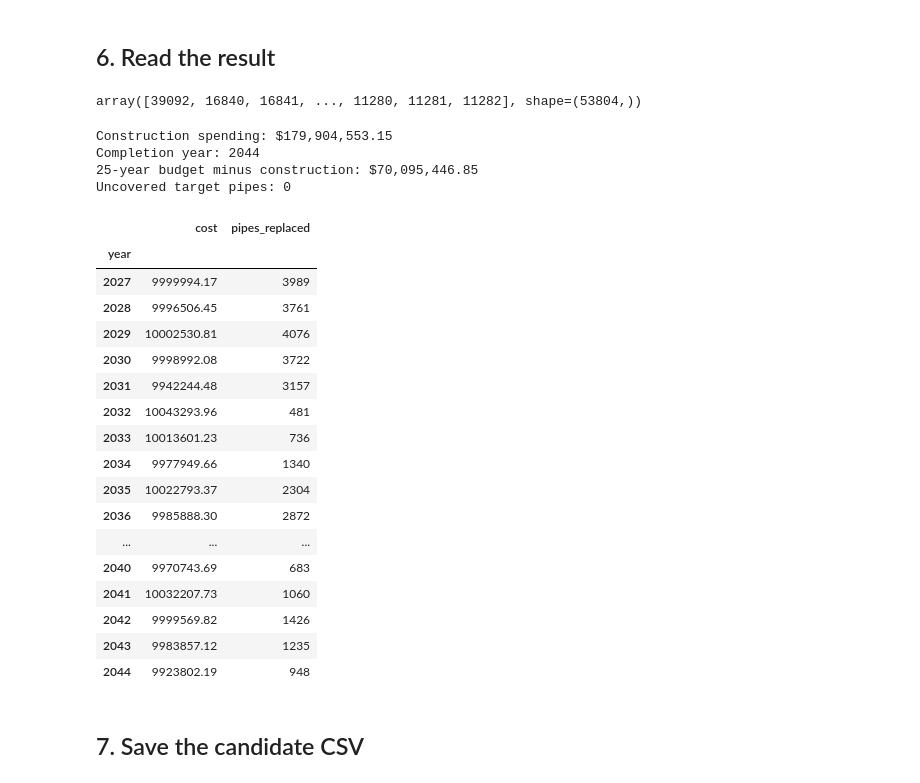
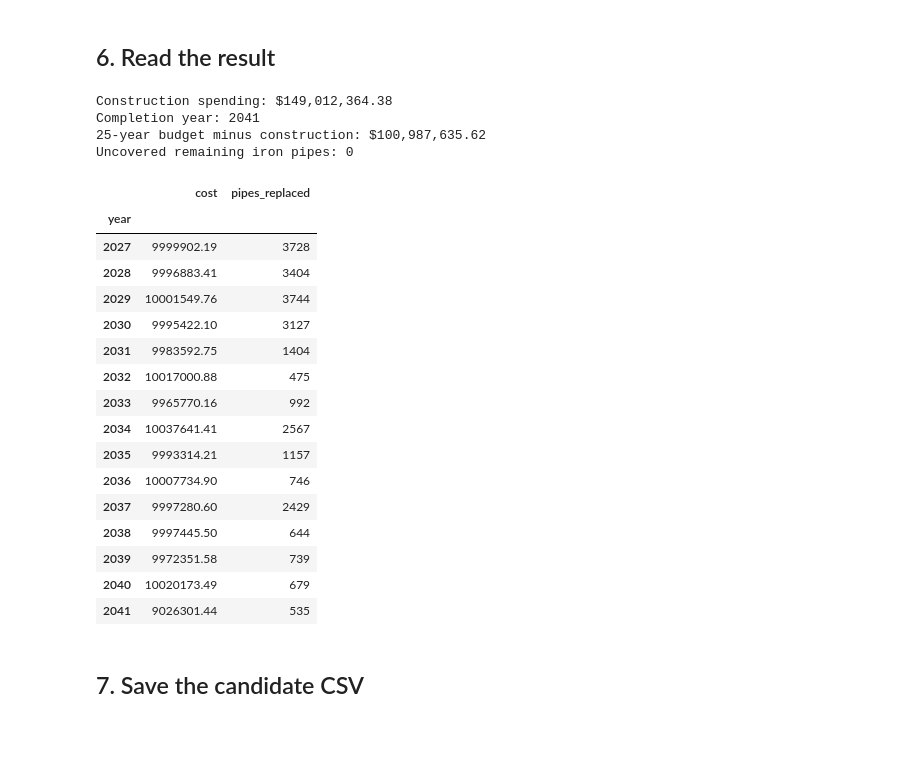
Before and after one commit to sdoan17/stat440-project-p1, a Jupyter notebook: nds/01_baseline.ipynb, the cells around one changed output. Cells and saved outputs as stored; diff of their text form; code cells hidden in the pictures; blank space fills up the shorter version.

```diff
--- a/nds/01_baseline.ipynb
+++ b/nds/01_baseline.ipynb
@@ -106,10 +106,8 @@ Name: id, Length: 43039, dtype: bool
 pipes.loc[already_leaked, 'current_material'] = 'polyurethane'
 
 pipes['remaining_iron'] = pipes['current_material'].isin(iron_types)
-pipes['target'] = pipes['material'].isin(iron_types) | pipes['material'].isna() ## whether if all iron pipes must be covered??
 print(pipes.head())
 print('Known iron pipes still needing replacement:', pipes['remaining_iron'].sum())
-print('Conservative coverage targets:', pipes['target'].sum())
 # %% [output]
        id       date   material    surface       x1       y1       x2  \
 0  P01001 1955-03-11     copper  grassland  6136.29  5020.97  6124.15
@@ -171,7 +169,9 @@ plt.show()
 # %% [markdown]
 ### 2.4. Put a circle around each target pipe
 # %%
-targets = pipes[pipes['target']].sort_values(['date', 'id'], na_position='last') # earliest to latestest lay
+targets = pipes[pipes['remaining_iron']].sort_values(
+    ['date', 'id'], na_position='last'
+    )
 
 circles = pd.DataFrame({
     'pipe_id': targets['id'],
@@ -245,7 +245,9 @@ This example uses material status at the start of 2027. The later budget loop wi
 surface_rates = {'grassland': 3, 'farmland': 7, 'swamp': 12,
                  'road': 17, 'structure': 50, 'water': 32}
 contained = pipes[inside]
-to_replace = contained[contained['current_material'] != 'polyurethane']
+to_replace = contained[
+    contained['current_material'] != 'polyurethane'
+]
 
 surface_rate = sum(surface_rates[s] for s in contained['surface'].unique())
 area = np.pi * c['radius']**2
@@ -296,7 +290,9 @@ array([16840])
 # %% [markdown]
 ## 5. Execute the jobs using the yearly budget
 # %%
-needs_work = (pipes['current_material'] != 'polyurethane').to_numpy()
+needs_work = (
+    pipes['current_material'] != 'polyurethane'
+).to_numpy(copy=True)
 lengths = pipes['length'].to_numpy()
 surfaces = pipes['surface'].to_numpy()
 
@@ -321,7 +317,7 @@ for number, row in circles.iterrows():
         budget += annual_budget
 
     budget -= cost_cents
-    needs_work = (pipes['current_material'] != 'polyurethane').to_numpy(copy=True)
+    needs_work[replacing] = False
     records.append({'circle': number, 'year': year,
                     'cost_cents': cost_cents, 'pipes_replaced': len(replacing)})
 
@@ -337,46 +333,41 @@ schedule.head()
 | 4 | 4 | 2027 | 133324 | 1 | 1333.24 |
 # %% [markdown]
 ## 6. Read the result
-# %%
-covered_rows
-# %% [output]
-array([39092, 16840, 16841, ..., 11280, 11281, 11282], shape=(53804,))
 # %%
 total_cost = schedule['cost_cents'].sum() / 100
 completion_year = int(schedule['year'].max())
 
 print('Construction spending:', f'${total_cost:,.2f}')
 print('Completion year:', completion_year)
 print('25-year budget minus construction:', f'${250_000_000 - total_cost:,.2f}')
 
 covered_rows = np.concatenate(circle_members)
-uncovered = pipes[pipes['target'] & ~pipes.index.isin(covered_rows)]
-print('Uncovered target pipes:', len(uncovered))
+uncovered = pipes[pipes['remaining_iron'] & ~pipes.index.isin(covered_rows)]
+print('Uncovered remaining iron pipes:', len(uncovered))
 
 schedule.groupby('year')[['cost', 'pipes_replaced']].sum()
 # %% [output]
-Construction spending: $179,904,553.15
-Completion year: 2044
-25-year budget minus construction: $70,095,446.85
-Uncovered target pipes: 0
+Construction spending: $149,012,364.38
+Completion year: 2041
+25-year budget minus construction: $100,987,635.62
+Uncovered remaining iron pipes: 0
 |  | cost | pipes_replaced |
 | year |  |  |
-| 2027 | 9999994.17 | 3989 |
-| 2028 | 9996506.45 | 3761 |
-| 2029 | 10002530.81 | 4076 |
-| 2030 | 9998992.08 | 3722 |
-| 2031 | 9942244.48 | 3157 |
-| 2032 | 10043293.96 | 481 |
-| 2033 | 10013601.23 | 736 |
-| 2034 | 9977949.66 | 1340 |
-| 2035 | 10022793.37 | 2304 |
-| 2036 | 9985888.30 | 2872 |
-| ... | ... | ... |
-| 2040 | 9970743.69 | 683 |
-| 2041 | 10032207.73 | 1060 |
-| 2042 | 9999569.82 | 1426 |
-| 2043 | 9983857.12 | 1235 |
-| 2044 | 9923802.19 | 948 |
+| 2027 | 9999902.19 | 3728 |
+| 2028 | 9996883.41 | 3404 |
+| 2029 | 10001549.76 | 3744 |
+| 2030 | 9995422.10 | 3127 |
+| 2031 | 9983592.75 | 1404 |
+| 2032 | 10017000.88 | 475 |
+| 2033 | 9965770.16 | 992 |
+| 2034 | 10037641.41 | 2567 |
+| 2035 | 9993314.21 | 1157 |
+| 2036 | 10007734.90 | 746 |
+| 2037 | 9997280.60 | 2429 |
+| 2038 | 9997445.50 | 644 |
+| 2039 | 9972351.58 | 739 |
+| 2040 | 10020173.49 | 679 |
+| 2041 | 9026301.44 | 535 |
 # %% [markdown]
 ## 7. Save the candidate CSV
 # %%
```
Also changed, not shown: parts of 7 cells of this notebook, 3 other files.
